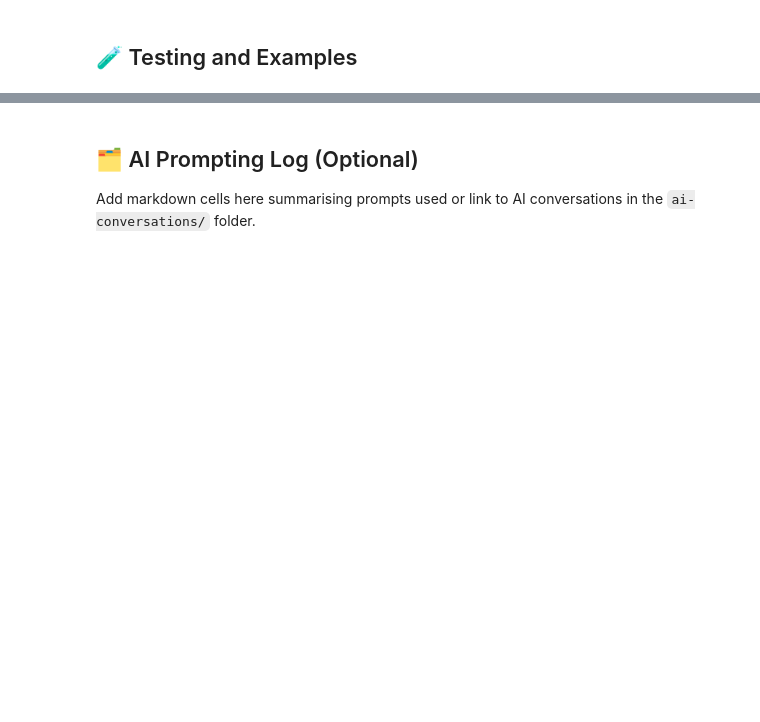
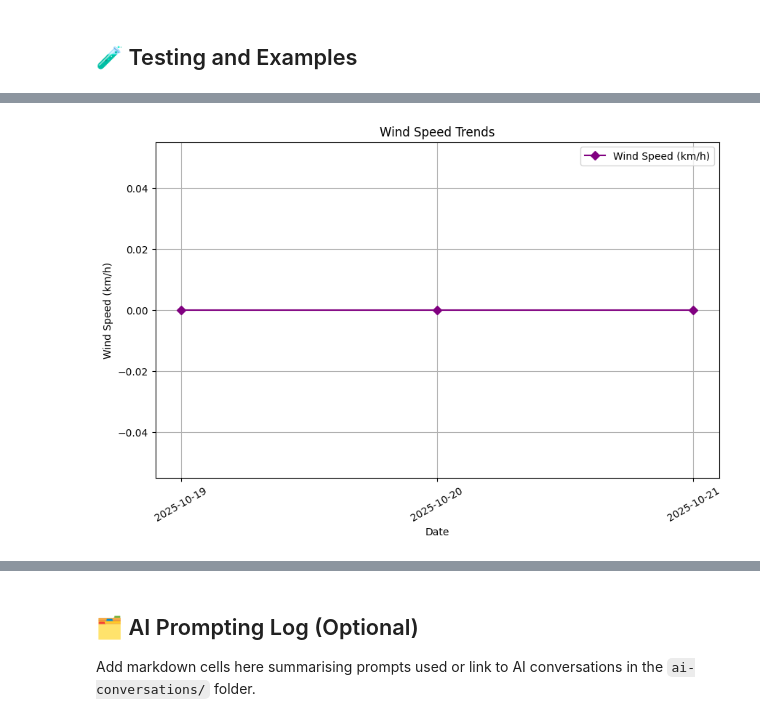
Before and after one commit to Bellajia721/WeatherWise_A2, a Jupyter notebook: starter_notebook.ipynb, the cells around one changed output, grey strips where cells are left out. Saved outputs shown, nothing was run; the diff lists cells and outputs as text; code cells hidden in the pictures; blank space fills up the shorter version.

```diff
--- a/starter_notebook.ipynb
+++ b/starter_notebook.ipynb
@@ -266,7 +252,7 @@ def create_precipitation_visualisation(weather_data, output_type='display'):
     else:
       plt.show()
 # %%
-def creat_windspeed_visualisation(weather_data, output_type='display'):
+def create_windspeed_visualisation(weather_data, output_type='display'):
   if not "daily" in weather_data:
     print("No windspeed data available")
     return None
@@ -349,0 +599,5 @@ def generate_weather_response(parsed_question, weather_data):
+# %%
+# Test create_windspeed_visualisation()
+create_windspeed_visualisation(data)
+# %% [output]
+[figure, added]
```
Also changed, not shown: parts of 17 cells of this notebook.
